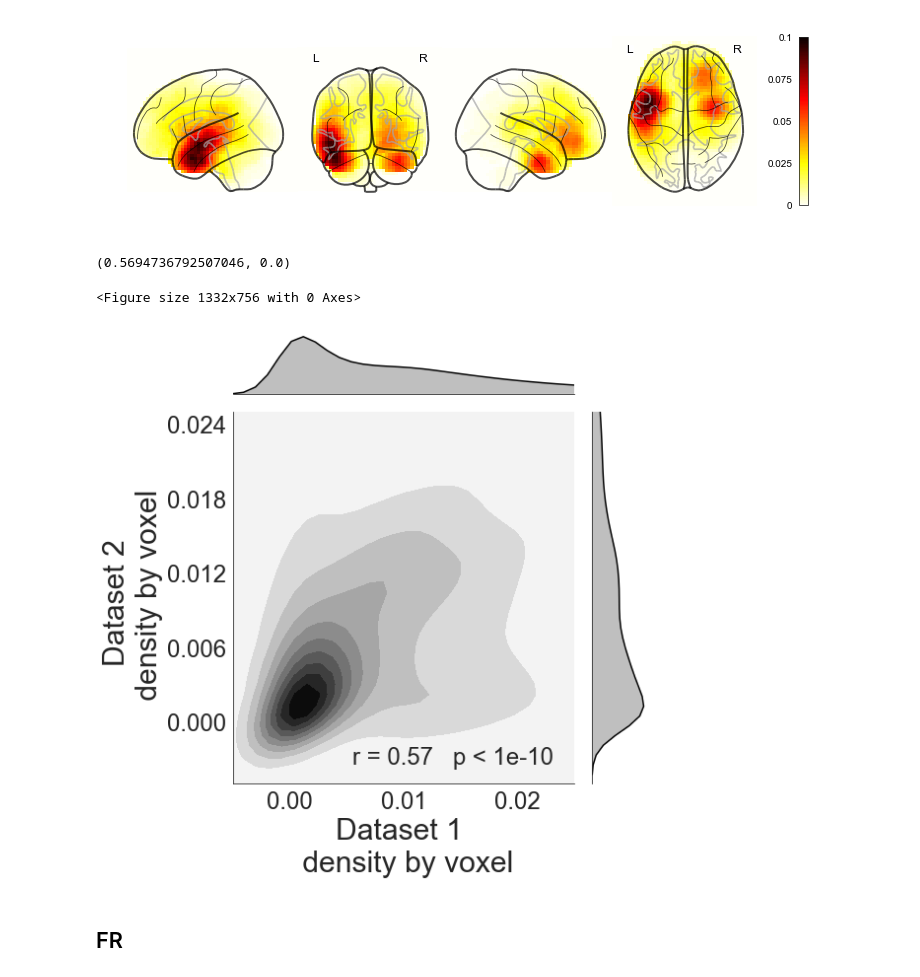
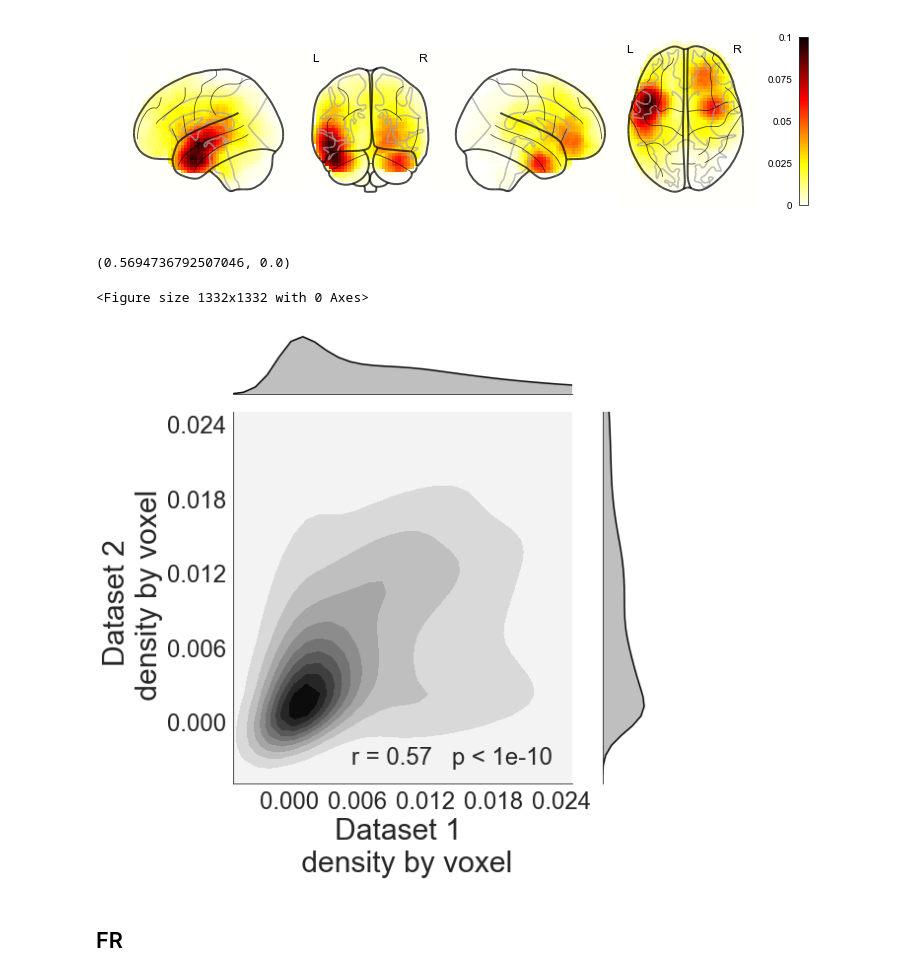
Before and after one commit to ContextLab/supereeg_paper, a Jupyter notebook: paper_figs/code/density.ipynb, the cells around one changed output. Saved outputs shown, nothing was run; the diff lists cells and outputs as text; code cells hidden in the pictures.

```diff
--- a/paper_figs/code/density.ipynb
+++ b/paper_figs/code/density.ipynb
@@ -275,36 +275,36 @@ density_locs_df.dropna(inplace=True)
 # %%
 fig_count +=1
 outfile = os.path.join(fig_dir, str(fig_count) + '.pdf')
 
 fig = plt.gcf()
-fig.set_size_inches(18.5, 10.5)
+fig.set_size_inches(18.5, 18.5)
 sns.set_style("white")
 mybins=np.logspace(0,np.log(100),100)
 g = (sns.jointplot('RAM', 'PyFR', density_locs_df, xlim=[-.005,.025],ylim=[-.005,.025], kind="kde", color='k', height=8).set_axis_labels('RAM', 'PyFR', fontsize=30))
 ax = g.ax_joint
 
 ax = g.ax_joint
 left, width = .35, .5
 bottom, height = .1, .5
 rstat = stats.pearsonr(density_locs_df['RAM'], density_locs_df['PyFR'])
 ax.text(left, bottom, 'r = ' + str(np.round(rstat[0],2)) + '   p < '+ str(10**-10),
         horizontalalignment='left',
         verticalalignment='top',
         transform=ax.transAxes, fontsize=24)
 ax.set_xlabel("Dataset 1 \n density by voxel", fontsize=30)
 ax.set_ylabel("Dataset 2 \n density by voxel", fontsize=30)
 ax.tick_params(axis='x', labelsize=24)
 ax.tick_params(axis='y', labelsize=24)
 ax.yaxis.set_major_locator(matplotlib.ticker.MaxNLocator(nbins=5))
-
+ax.xaxis.set_major_locator(matplotlib.ticker.MaxNLocator(nbins=5))
 plt.tight_layout()
 print(rstat)
 
 plt.savefig(outfile)
 # %% [output]
 (0.5694736792507046, 0.0)
-<Figure size 1332x756 with 0 Axes>
+<Figure size 1332x1332 with 0 Axes>
-[figure, old version]
+[figure, new version]
 # %% [markdown]
 ## FR
 # %%
```
Also changed, not shown: 47 other files.
